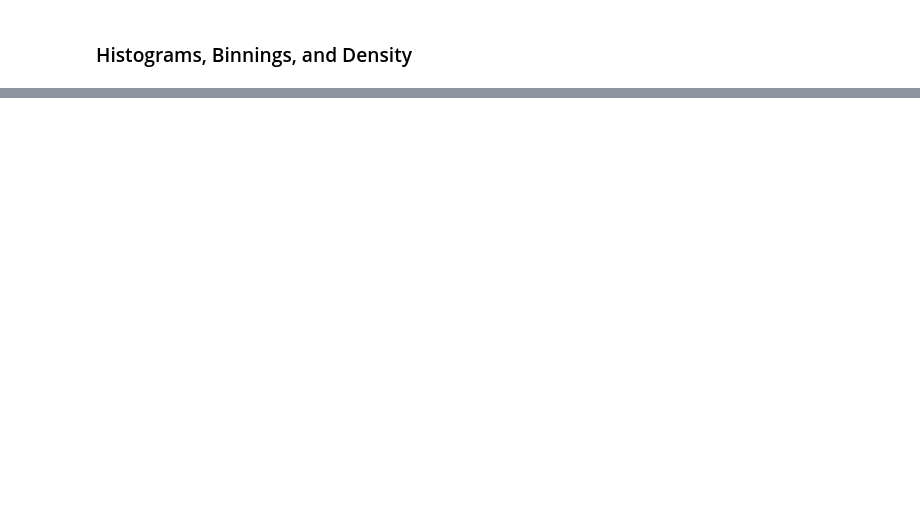
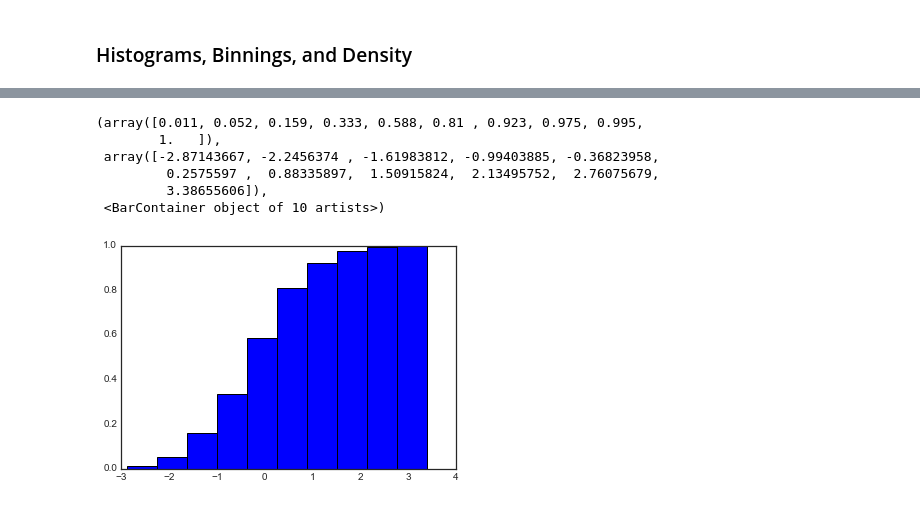
Before and after one commit to lwang19-ai/Fun_with_python, a Jupyter notebook: Untitled.ipynb, the cells around one changed output, grey strips where cells are left out. Cells and saved outputs as stored; diff of their text form; code cells hidden in the pictures; blank space fills up the shorter version.

```diff
--- a/Untitled.ipynb
+++ b/Untitled.ipynb
@@ -213,3 +228,13 @@ plt.hist(data)
+# %%
+plt.hist(data,density='True')
+# %% [output]
+(array([0.011, 0.052, 0.159, 0.333, 0.588, 0.81 , 0.923, 0.975, 0.995,
+        1.   ]),
+ array([-2.87143667, -2.2456374 , -1.61983812, -0.99403885, -0.36823958,
+         0.2575597 ,  0.88335897,  1.50915824,  2.13495752,  2.76075679,
+         3.38655606]),
+ <BarContainer object of 10 artists>)
+[figure, added]
 # %%
 plt.hist(data, bins=30, alpha=0.5, histtype='stepfilled', color='steelblue', edgecolor='none')
 # %% [output]
```
Also changed, not shown: parts of 10 cells of this notebook, 3 other files.
